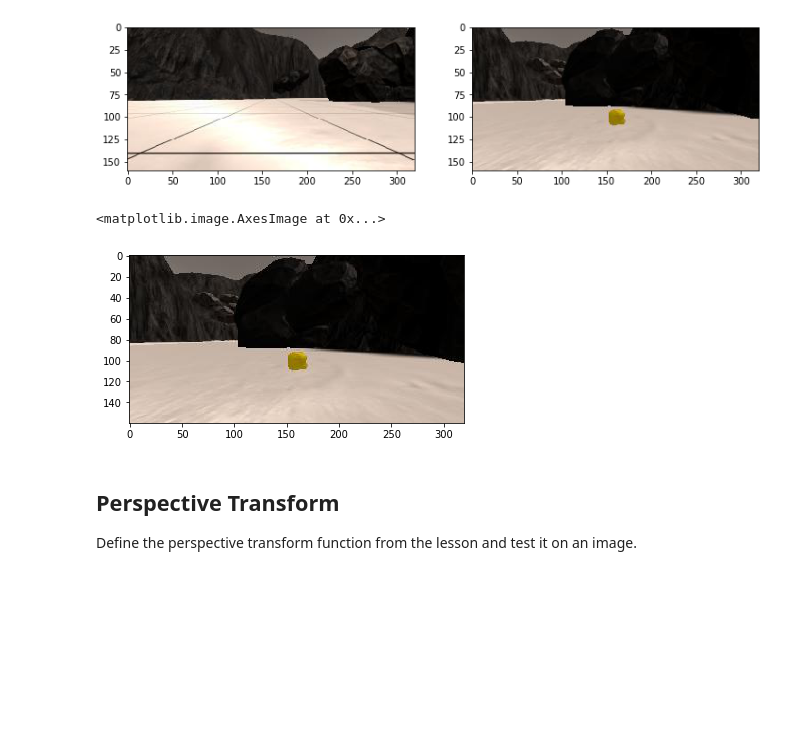
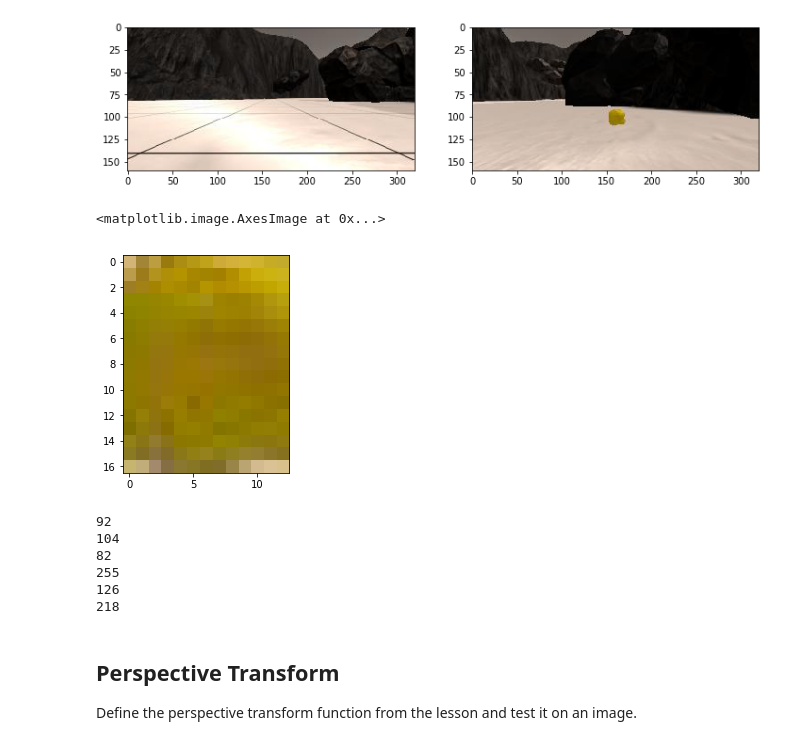
Before and after one commit to stBecker/RoboND-Rover-Project, a Jupyter notebook: code/Rover_Project_Test_Notebook.ipynb, the cells around one changed output. Cells and saved outputs as stored; diff of their text form; code cells hidden in the pictures; blank space fills up the shorter version.

Commit message:
Detect rock samples with HSV color space

```diff
--- a/code/Rover_Project_Test_Notebook.ipynb
+++ b/code/Rover_Project_Test_Notebook.ipynb
@@ -69,12 +69,32 @@ plt.imshow(rock_img)
 # %% [output]
 <matplotlib.image.AxesImage at 0x...>
 [figure]
-# %%
-%matplotlib qt
-plt.imshow(rock_img)
-# %% [output]
-<matplotlib.image.AxesImage at 0x...>
-[figure, removed]
+# %%
+#%matplotlib qt
+plt.imshow(rock_img)
+
+rock_pixels = rock_img[153:168][92:106][:]
+rock_pixels = rock_img[93:110,153:166,:]
+rock_pixels
+plt.imshow(rock_pixels)
+# %% [output]
+<matplotlib.image.AxesImage at 0x...>
+[figure, added]
+# %%
+rock_pixels_hsv=cv2.cvtColor(rock_pixels,cv2.COLOR_BGR2HSV)
+print(np.min(rock_pixels_hsv[:,:,0]))
+print(np.max(rock_pixels_hsv[:,:,0]))
+print(np.min(rock_pixels_hsv[:,:,1]))
+print(np.max(rock_pixels_hsv[:,:,1]))
+print(np.min(rock_pixels_hsv[:,:,2]))
+print(np.max(rock_pixels_hsv[:,:,2]))
+# %% [output]
+92
+104
+82
+255
+126
+218
 # %% [markdown]
 ## Perspective Transform
 
```
Also changed, not shown: parts of 3 cells of this notebook, 1 other file.
